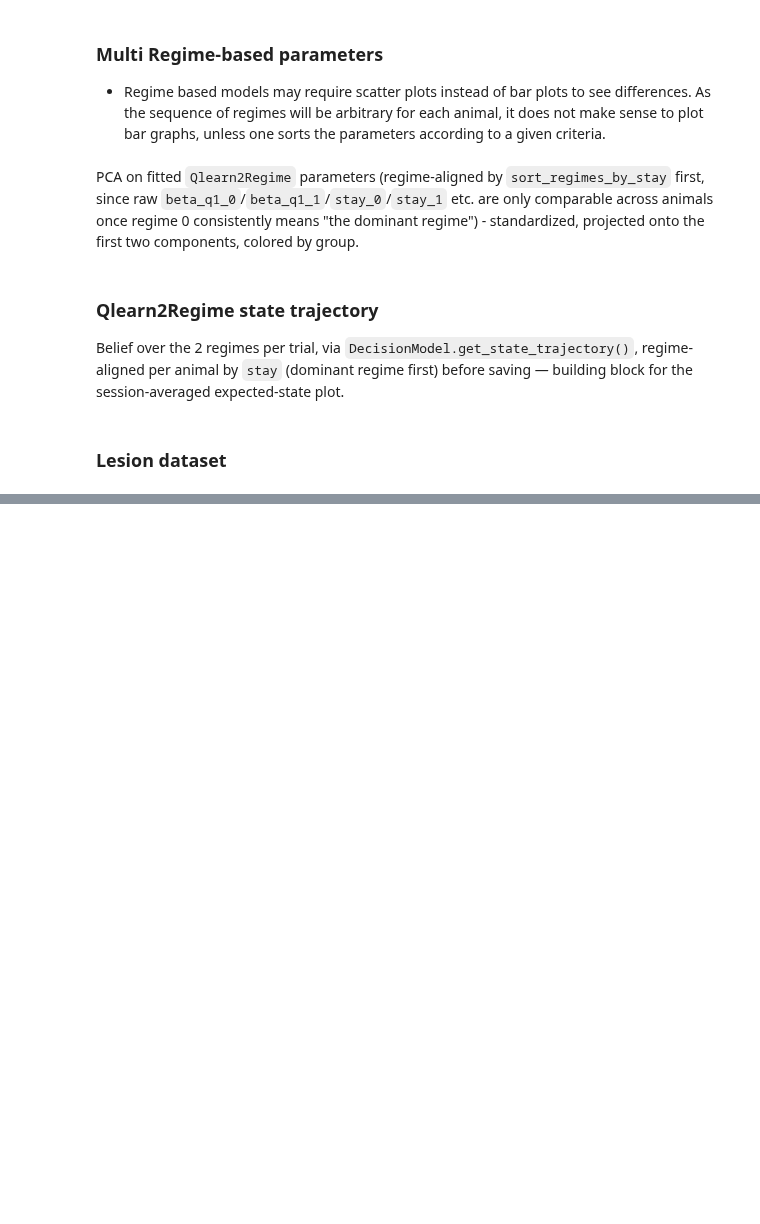
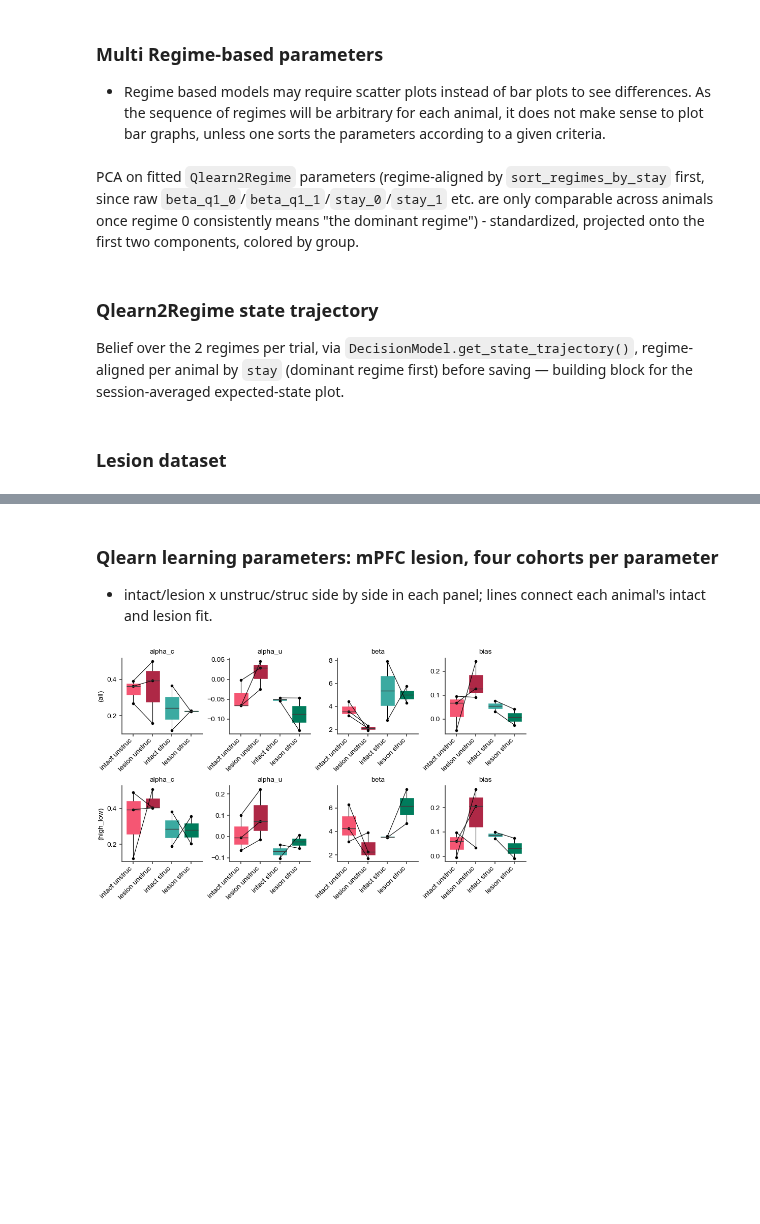
Before and after one commit to bapungiri/py_adlab_bg, a Jupyter notebook: mab_model_analysis.ipynb, the cells around one changed output, grey strips where cells are left out. Drawn from its saved outputs; the diff is of its cells as text; code cells hidden in the pictures; blank space fills up the shorter version.

```diff
--- a/mab_model_analysis.ipynb
+++ b/mab_model_analysis.ipynb
@@ -1539,3 +1632,63 @@ for s, scope in enumerate(fit_scope):
+# %% [markdown]
+### Qlearn learning parameters: mPFC lesion, four cohorts per parameter
+- intact/lesion x unstruc/struc side by side in each panel; lines connect each animal's intact and lesion fit.
+# %%
+import numpy as np
+import pandas as pd
+import mab_subjects
+from statplotannot.plots import SeabornPlotter, Fig
+from mab_colors import palette_2arm
+
+df = mab_subjects.GroupData().fit_qlearn_high_low_lesion_mPFC.latest
+params = ["alpha_c", "alpha_u", "beta", "bias"]
+df = df[df["param_names"].isin(params)]
+df["param_values"] = df["param_values"].astype(float)
+
+# cohort = condition + group, e.g. "intact_unstruc", "lesion_struc"
+cohort_order = ["intact_unstruc", "lesion_unstruc", "intact_struc", "lesion_struc"]
+condition = df["lesion"].map({"intact": "intact", "lesion_mPFC_post": "lesion"})
+df["cohort"] = pd.Categorical(condition + "_" + df["group"], categories=cohort_order)
+palette = {
+    f"{cond}_{group}": palette_2arm.lesion(group)[lesion_tag]
+    for group in ["unstruc", "struc"]
+    for cond, lesion_tag in [("intact", "intact"), ("lesion", "lesion_mPFC_post")]
+}
+
+fig = Fig(6, 4, fontsize=10)
+
+for s, scope in enumerate(["all", "high_low"]):
+    df_scope = df[df["fit_scope"] == scope]
+
+    for i, param in enumerate(params):
+        df_param = df_scope[df_scope["param_names"] == param]
+        ax = fig.subplot(fig.gs[s, i])
+
+        SeabornPlotter(
+            data=df_param,
+            x="cohort",
+            y="param_values",
+            hue="cohort",
+            hue_order=cohort_order,
+        ).boxplot_filled(palette=palette, dodge=False)
+
+        # paired: one line per animal from intact to lesion, within its group
+        for g, group in enumerate(["unstruc", "struc"]):
+            paired = df_param[df_param["group"] == group].pivot_table(
+                index="name", columns="lesion", values="param_values"
+            )
+            for _, row in paired.iterrows():
+                ax.plot(
+                    [2 * g, 2 * g + 1],
+                    row[["intact", "lesion_mPFC_post"]].values,
+                    color="k", lw=0.8, marker="o", ms=3,
+                )
+
+        ax.set_xticks(range(4), [c.replace("_", " ") for c in cohort_order], rotation=45, ha="right")
+        ax.set_xlabel("")
+        ax.set_ylabel(f"({scope})" if i == 0 else "")
+        ax.set_title(param)
+# %% [output]
+[figure, added]
 # %%
 from banditpy.models.policy import QlearnMetaplasticity2Arm
 
```
Also changed, not shown: parts of 4 cells of this notebook, 9 other files.
